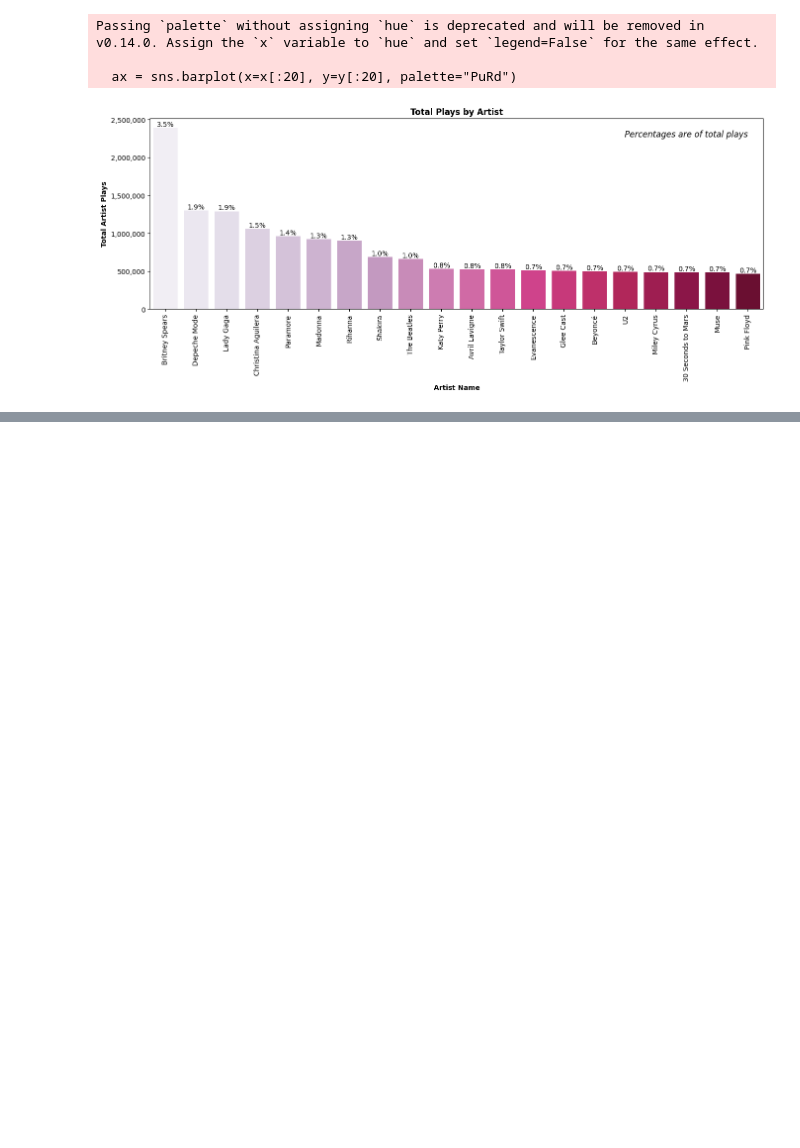
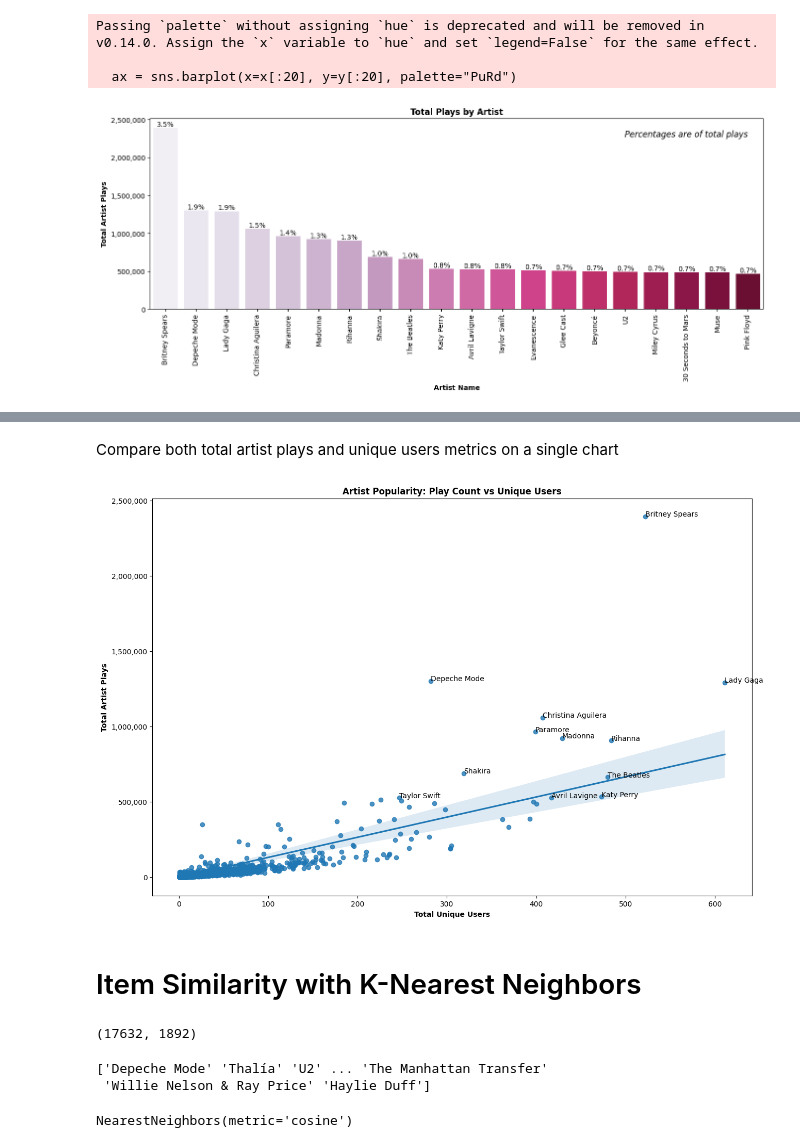
Before and after one commit to Svanzi/Music-Recommender-System, a Jupyter notebook: Collaborative_Recommender_System.ipynb, the cells around one changed output, grey strips where cells are left out. Saved outputs shown, nothing was run; the diff lists cells and outputs as text; code cells hidden in the pictures; blank space fills up the shorter version.

Commit message:
Added Item similarity with K-Nearest neighbors and a recommendation system with fuzzy matching

```diff
--- a/Collaborative_Recommender_System.ipynb
+++ b/Collaborative_Recommender_System.ipynb
@@ -278,0 +295,23 @@ Passing `palette` without assigning `hue` is deprecated and will be removed in v
+# %% [markdown]
+Compare both total artist plays and unique users metrics on a single chart
+# %%
+top_artists = artist_rank.sort_values(['totalArtistPlays'],ascending=False).index[:12]
+
+x = artist_rank.totalUniqueUsers
+y = artist_rank.totalArtistPlays
+labels = artist_rank.index
+
+fig, ax = plt.subplots(figsize=(15,10))
+sns.regplot(x=x,y=y)
+ax.set_title('Artist Popularity: Play Count vs Unique Users',fontweight='bold')
+ax.yaxis.set_major_formatter(ticker.FuncFormatter(lambda y, _: '{:,.0f}'.format(y)))
+ax.set_xlabel('Total Unique Users',fontweight='bold')
+ax.set_ylabel('Total Artist Plays',fontweight='bold')
+
+for i, t in enumerate(labels):
+    if t in top_artists:
+        ax.annotate(t,(x[i],y[i]))
+# %% [output]
+[figure, added]
+# %% [markdown]
+# Item Similarity with K-Nearest Neighbors
@@ -278,0 +330,13 @@ Passing `palette` without assigning `hue` is deprecated and will be removed in v
+# %%
+pivot_ap3,sparse_ap3 = data_to_sparse(ap3,index='name',columns='userID',values='userArtistPlays')
+# %% [output]
+(17632, 1892)
+# %%
+print(ap3['name'].unique())
+# %% [output]
+['Depeche Mode' 'Thalía' 'U2' ... 'The Manhattan Transfer'
+ 'Willie Nelson & Ray Price' 'Haylie Duff']
+# %%
+knn = fit_knn(sparse_ap3)
+# %% [output]
+NearestNeighbors(metric='cosine')
```
Also changed, not shown: parts of 13 cells of this notebook, 1 other file.
